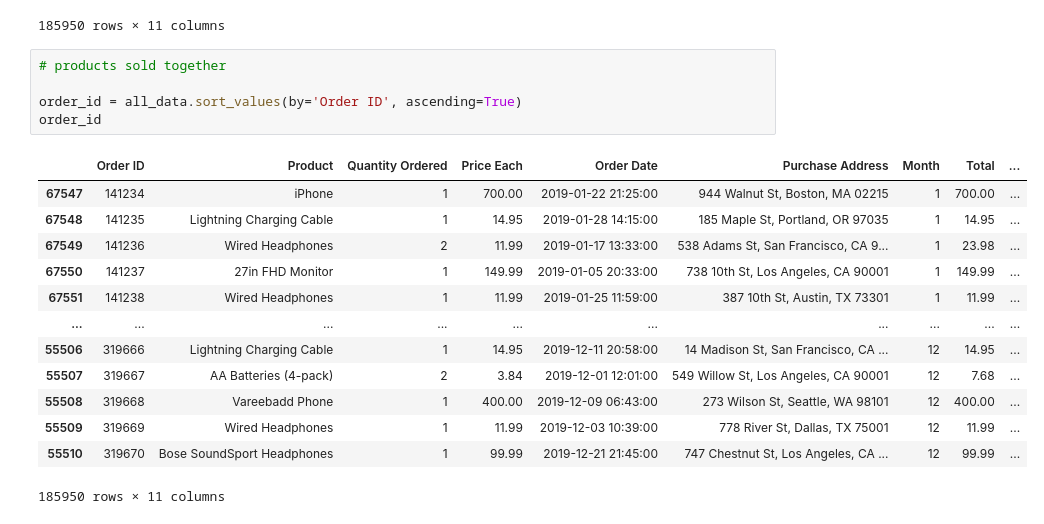
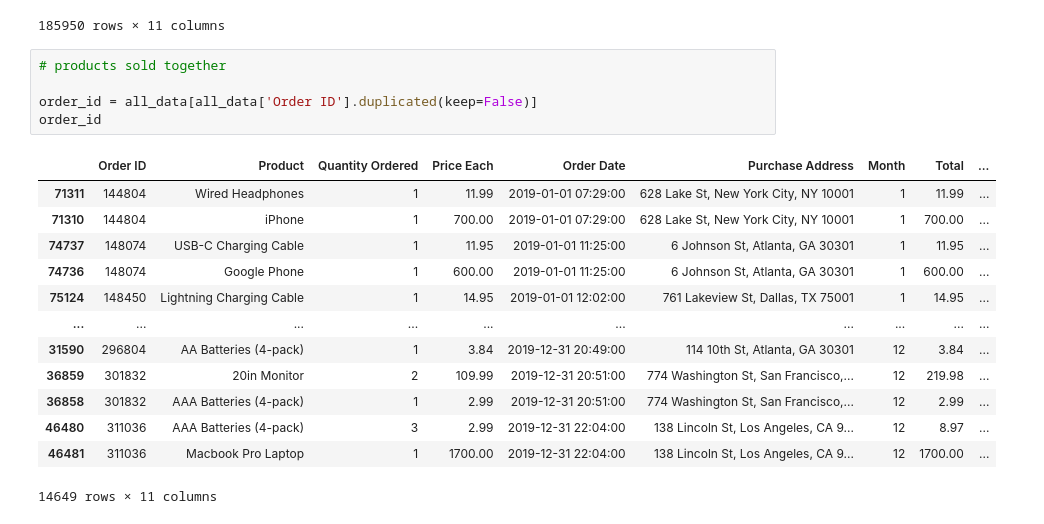
Before and after one commit to jamespairepo/sales_analysis, a Jupyter notebook: analysis.ipynb, the cells around one changed output. Cells and saved outputs as stored; diff of their text form.

```diff
--- a/analysis.ipynb
+++ b/analysis.ipynb
@@ -467,19 +467,19 @@ all_data
 # %%
 # products sold together
 
-order_id = all_data.sort_values(by='Order ID', ascending=True)
+order_id = all_data[all_data['Order ID'].duplicated(keep=False)]
 order_id
 # %% [output]
 |  | Order ID | Product | Quantity Ordered | Price Each | Order Date | Purchase Address | Month | Total | ... |
-| 67547 | 141234 | iPhone | 1 | 700.00 | 2019-01-22 21:25:00 | 944 Walnut St, Boston, MA 02215 | 1 | 700.00 | ... |
-| 67548 | 141235 | Lightning Charging Cable | 1 | 14.95 | 2019-01-28 14:15:00 | 185 Maple St, Portland, OR 97035 | 1 | 14.95 | ... |
-| 67549 | 141236 | Wired Headphones | 2 | 11.99 | 2019-01-17 13:33:00 | 538 Adams St, San Francisco, CA 9... | 1 | 23.98 | ... |
-| 67550 | 141237 | 27in FHD Monitor | 1 | 149.99 | 2019-01-05 20:33:00 | 738 10th St, Los Angeles, CA 90001 | 1 | 149.99 | ... |
-| 67551 | 141238 | Wired Headphones | 1 | 11.99 | 2019-01-25 11:59:00 | 387 10th St, Austin, TX 73301 | 1 | 11.99 | ... |
+| 71311 | 144804 | Wired Headphones | 1 | 11.99 | 2019-01-01 07:29:00 | 628 Lake St, New York City, NY 10001 | 1 | 11.99 | ... |
+| 71310 | 144804 | iPhone | 1 | 700.00 | 2019-01-01 07:29:00 | 628 Lake St, New York City, NY 10001 | 1 | 700.00 | ... |
+| 74737 | 148074 | USB-C Charging Cable | 1 | 11.95 | 2019-01-01 11:25:00 | 6 Johnson St, Atlanta, GA 30301 | 1 | 11.95 | ... |
+| 74736 | 148074 | Google Phone | 1 | 600.00 | 2019-01-01 11:25:00 | 6 Johnson St, Atlanta, GA 30301 | 1 | 600.00 | ... |
+| 75124 | 148450 | Lightning Charging Cable | 1 | 14.95 | 2019-01-01 12:02:00 | 761 Lakeview St, Dallas, TX 75001 | 1 | 14.95 | ... |
 | ... | ... | ... | ... | ... | ... | ... | ... | ... | ... |
-| 55506 | 319666 | Lightning Charging Cable | 1 | 14.95 | 2019-12-11 20:58:00 | 14 Madison St, San Francisco, CA ... | 12 | 14.95 | ... |
-| 55507 | 319667 | AA Batteries (4-pack) | 2 | 3.84 | 2019-12-01 12:01:00 | 549 Willow St, Los Angeles, CA 90001 | 12 | 7.68 | ... |
-| 55508 | 319668 | Vareebadd Phone | 1 | 400.00 | 2019-12-09 06:43:00 | 273 Wilson St, Seattle, WA 98101 | 12 | 400.00 | ... |
-| 55509 | 319669 | Wired Headphones | 1 | 11.99 | 2019-12-03 10:39:00 | 778 River St, Dallas, TX 75001 | 12 | 11.99 | ... |
-| 55510 | 319670 | Bose SoundSport Headphones | 1 | 99.99 | 2019-12-21 21:45:00 | 747 Chestnut St, Los Angeles, CA ... | 12 | 99.99 | ... |
+| 31590 | 296804 | AA Batteries (4-pack) | 1 | 3.84 | 2019-12-31 20:49:00 | 114 10th St, Atlanta, GA 30301 | 12 | 3.84 | ... |
+| 36859 | 301832 | 20in Monitor | 2 | 109.99 | 2019-12-31 20:51:00 | 774 Washington St, San Francisco,... | 12 | 219.98 | ... |
+| 36858 | 301832 | AAA Batteries (4-pack) | 1 | 2.99 | 2019-12-31 20:51:00 | 774 Washington St, San Francisco,... | 12 | 2.99 | ... |
+| 46480 | 311036 | AAA Batteries (4-pack) | 3 | 2.99 | 2019-12-31 22:04:00 | 138 Lincoln St, Los Angeles, CA 9... | 12 | 8.97 | ... |
+| 46481 | 311036 | Macbook Pro Laptop | 1 | 1700.00 | 2019-12-31 22:04:00 | 138 Lincoln St, Los Angeles, CA 9... | 12 | 1700.00 | ... |
-185950 rows × 11 columns
+14649 rows × 11 columns
```
Also changed, not shown: parts of 12 cells of this notebook, 1 other file.
